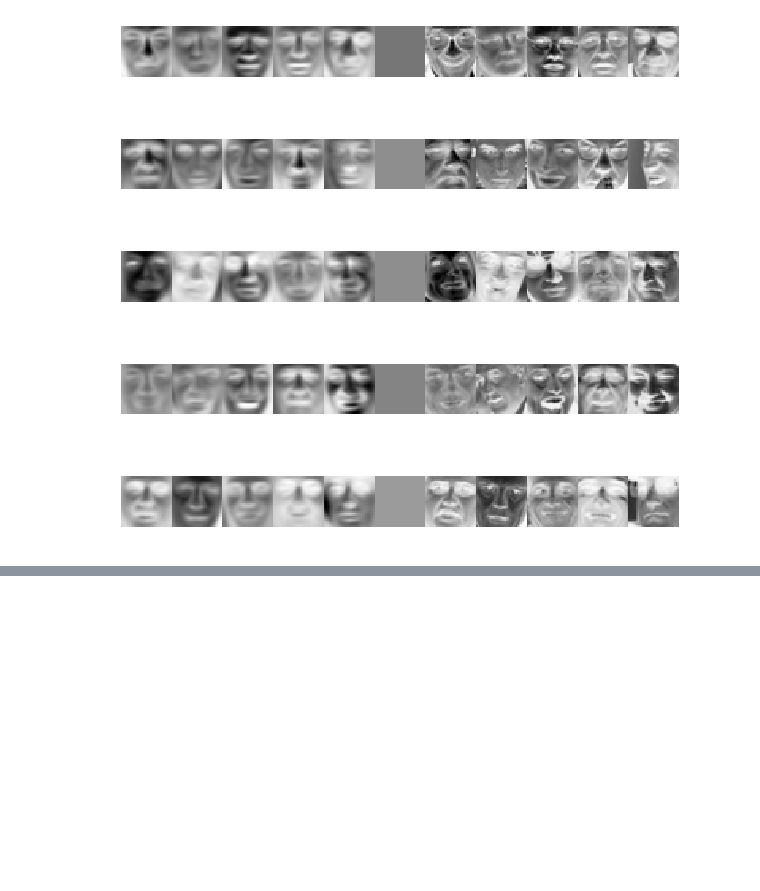
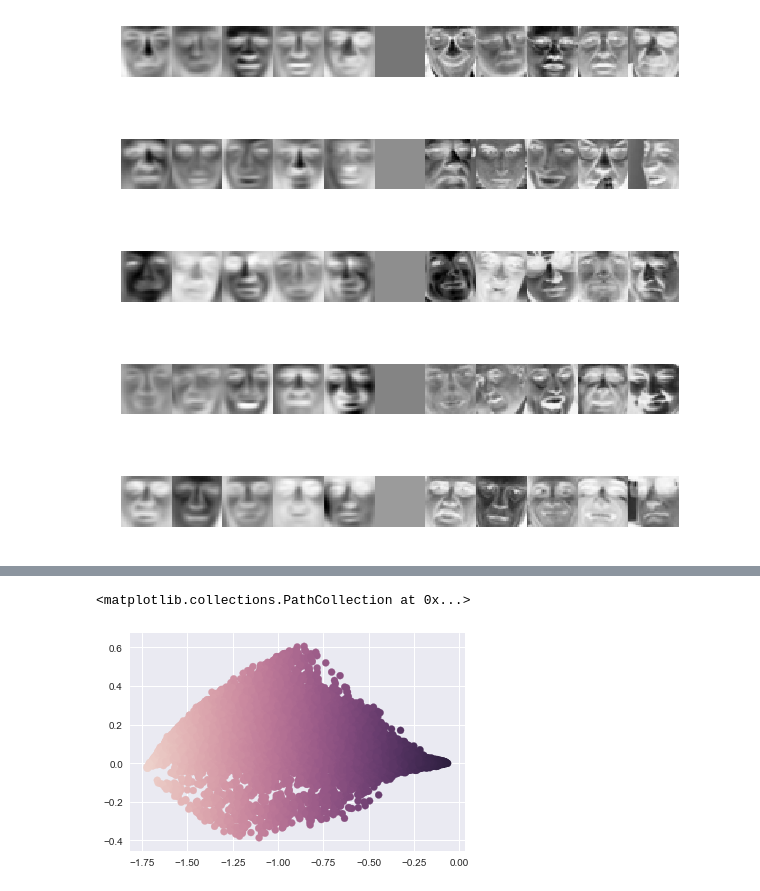
Before and after one commit to imtoobose/mlclass, a Jupyter notebook: Exercise 7 - K-means Clustering and Principal Component Analysis.ipynb, the cells around one changed output, grey strips where cells are left out. Drawn from its saved outputs; the diff is of its cells as text; code cells hidden in the pictures; blank space fills up the shorter version.

```diff
--- a/Exercise 7 - K-means Clustering and Principal Component Analysis.ipynb
+++ b/Exercise 7 - K-means Clustering and Principal Component Analysis.ipynb
@@ -285,19 +299,20 @@ py.iplot(fig)
 # %%
 U, S, V = compute_pca(linimg)
 Z = project_data(U, linimg, 2)
+plt.scatter(Z[:, 0], Z[:, 1], cmap=sns.cubehelix_palette(220, as_cmap=True), c=Z[:, 0])
 
-trace1 = go.Scatter(
-    y = Z[:, 1],
-    x = Z[:, 0],
-    mode='markers',
-    marker=dict(
-        size='10',
-        color = Z[:, 0],
-        colorscale='Viridis',
-    )
-)
+# trace1 = go.Scatter(
+#     y = Z[:, 1],
+#     x = Z[:, 0],
+#     mode='markers',
+#     marker=dict(
+#         size='10',
+#         color = Z[:, 0],
+#         colorscale='Viridis',
+#     )
+# )
 
-data = [trace1]
+# data = [trace1]
 
-py.iplot(data)
+# py.iplot(data)
 # %% [output]
@@ -304,0 +319,2 @@ py.iplot(data)
+<matplotlib.collections.PathCollection at 0x...>
+[figure, added]
```
Also changed, not shown: parts of 7 cells of this notebook.
